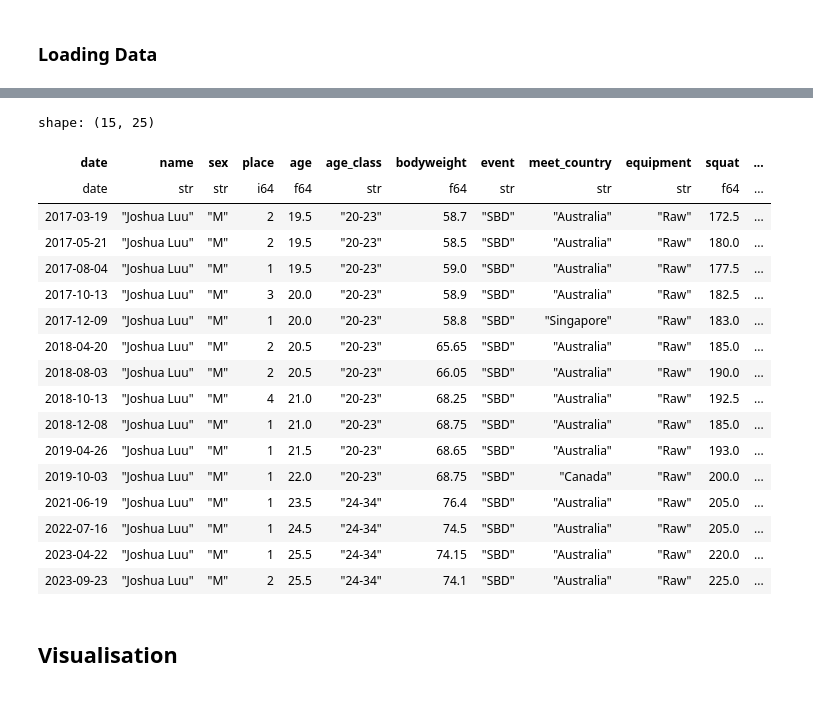
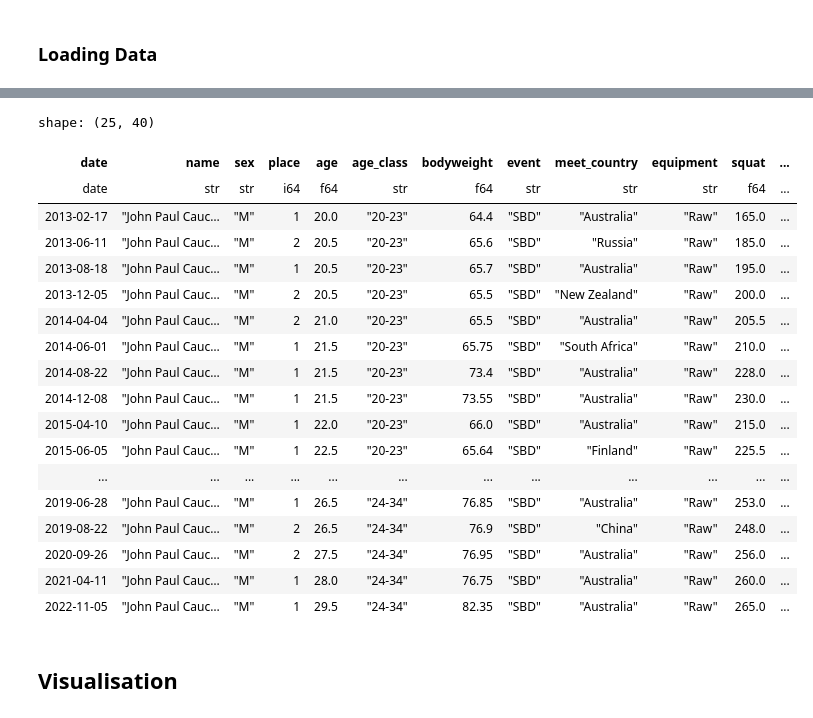
Before and after one commit to namtonthat/powerlifting-ml-progress, a Jupyter notebook: notebooks/etl-polars.ipynb, the cells around one changed output, grey strips where cells are left out. Saved outputs shown, nothing was run; the diff lists cells and outputs as text; code cells hidden in the pictures.

Commit message:
Update to polars and add `tenure` column

```diff
--- a/notebooks/etl-polars.ipynb
+++ b/notebooks/etl-polars.ipynb
@@ -157,26 +18,27 @@ shape: (15, 24)
-# %%
-cleansed_df.filter(pl.col("name") == "Joshua Luu").with_columns((pl.col("date") - pl.col("date").shift(-1)).over("primary_key").alias("time_since_last_comp")).with_columns(
-    pl.col("time_since_last_comp").dt.days()
-)
-# %% [output]
-shape: (15, 25)
-| date | name | sex | place | age | age_class | bodyweight | event | meet_country | equipment | squat | ... |
-| date | str | str | i64 | f64 | str | f64 | str | str | str | f64 | ... |
-| 2017-03-19 | "Joshua Luu" | "M" | 2 | 19.5 | "20-23" | 58.7 | "SBD" | "Australia" | "Raw" | 172.5 | ... |
-| 2017-05-21 | "Joshua Luu" | "M" | 2 | 19.5 | "20-23" | 58.5 | "SBD" | "Australia" | "Raw" | 180.0 | ... |
-| 2017-08-04 | "Joshua Luu" | "M" | 1 | 19.5 | "20-23" | 59.0 | "SBD" | "Australia" | "Raw" | 177.5 | ... |
-| 2017-10-13 | "Joshua Luu" | "M" | 3 | 20.0 | "20-23" | 58.9 | "SBD" | "Australia" | "Raw" | 182.5 | ... |
-| 2017-12-09 | "Joshua Luu" | "M" | 1 | 20.0 | "20-23" | 58.8 | "SBD" | "Singapore" | "Raw" | 183.0 | ... |
-| 2018-04-20 | "Joshua Luu" | "M" | 2 | 20.5 | "20-23" | 65.65 | "SBD" | "Australia" | "Raw" | 185.0 | ... |
-| 2018-08-03 | "Joshua Luu" | "M" | 2 | 20.5 | "20-23" | 66.05 | "SBD" | "Australia" | "Raw" | 190.0 | ... |
-| 2018-10-13 | "Joshua Luu" | "M" | 4 | 21.0 | "20-23" | 68.25 | "SBD" | "Australia" | "Raw" | 192.5 | ... |
-| 2018-12-08 | "Joshua Luu" | "M" | 1 | 21.0 | "20-23" | 68.75 | "SBD" | "Australia" | "Raw" | 185.0 | ... |
-| 2019-04-26 | "Joshua Luu" | "M" | 1 | 21.5 | "20-23" | 68.65 | "SBD" | "Australia" | "Raw" | 193.0 | ... |
-| 2019-10-03 | "Joshua Luu" | "M" | 1 | 22.0 | "20-23" | 68.75 | "SBD" | "Canada" | "Raw" | 200.0 | ... |
-| 2021-06-19 | "Joshua Luu" | "M" | 1 | 23.5 | "24-34" | 76.4 | "SBD" | "Australia" | "Raw" | 205.0 | ... |
-| 2022-07-16 | "Joshua Luu" | "M" | 1 | 24.5 | "24-34" | 74.5 | "SBD" | "Australia" | "Raw" | 205.0 | ... |
-| 2023-04-22 | "Joshua Luu" | "M" | 1 | 25.5 | "24-34" | 74.15 | "SBD" | "Australia" | "Raw" | 220.0 | ... |
-| 2023-09-23 | "Joshua Luu" | "M" | 2 | 25.5 | "24-34" | 74.1 | "SBD" | "Australia" | "Raw" | 225.0 | ... |
+# %%
+base_df = pl.read_parquet(f"../{conf.base_local_file_path}")
+# %%
+base_df.filter(pl.col("name") == "John Paul Cauchi")
+# %% [output]
+shape: (25, 40)
+| date | name | sex | place | age | age_class | bodyweight | event | meet_country | equipment | squat | ... |
+| date | str | str | i64 | f64 | str | f64 | str | str | str | f64 | ... |
+| 2013-02-17 | "John Paul Cauc… | "M" | 1 | 20.0 | "20-23" | 64.4 | "SBD" | "Australia" | "Raw" | 165.0 | ... |
+| 2013-06-11 | "John Paul Cauc… | "M" | 2 | 20.5 | "20-23" | 65.6 | "SBD" | "Russia" | "Raw" | 185.0 | ... |
+| 2013-08-18 | "John Paul Cauc… | "M" | 1 | 20.5 | "20-23" | 65.7 | "SBD" | "Australia" | "Raw" | 195.0 | ... |
+| 2013-12-05 | "John Paul Cauc… | "M" | 2 | 20.5 | "20-23" | 65.5 | "SBD" | "New Zealand" | "Raw" | 200.0 | ... |
+| 2014-04-04 | "John Paul Cauc… | "M" | 2 | 21.0 | "20-23" | 65.5 | "SBD" | "Australia" | "Raw" | 205.5 | ... |
+| 2014-06-01 | "John Paul Cauc… | "M" | 1 | 21.5 | "20-23" | 65.75 | "SBD" | "South Africa" | "Raw" | 210.0 | ... |
+| 2014-08-22 | "John Paul Cauc… | "M" | 1 | 21.5 | "20-23" | 73.4 | "SBD" | "Australia" | "Raw" | 228.0 | ... |
+| 2014-12-08 | "John Paul Cauc… | "M" | 1 | 21.5 | "20-23" | 73.55 | "SBD" | "Australia" | "Raw" | 230.0 | ... |
+| 2015-04-10 | "John Paul Cauc… | "M" | 1 | 22.0 | "20-23" | 66.0 | "SBD" | "Australia" | "Raw" | 215.0 | ... |
+| 2015-06-05 | "John Paul Cauc… | "M" | 1 | 22.5 | "20-23" | 65.64 | "SBD" | "Finland" | "Raw" | 225.5 | ... |
+| ... | ... | ... | ... | ... | ... | ... | ... | ... | ... | ... | ... |
+| 2019-06-28 | "John Paul Cauc… | "M" | 1 | 26.5 | "24-34" | 76.85 | "SBD" | "Australia" | "Raw" | 253.0 | ... |
+| 2019-08-22 | "John Paul Cauc… | "M" | 2 | 26.5 | "24-34" | 76.9 | "SBD" | "China" | "Raw" | 248.0 | ... |
+| 2020-09-26 | "John Paul Cauc… | "M" | 2 | 27.5 | "24-34" | 76.95 | "SBD" | "Australia" | "Raw" | 256.0 | ... |
+| 2021-04-11 | "John Paul Cauc… | "M" | 1 | 28.0 | "24-34" | 76.75 | "SBD" | "Australia" | "Raw" | 260.0 | ... |
+| 2022-11-05 | "John Paul Cauc… | "M" | 1 | 29.5 | "24-34" | 82.35 | "SBD" | "Australia" | "Raw" | 265.0 | ... |
 # %% [markdown]
 ## Visualisation
 # %%
```
Also changed, not shown: parts of 6 cells of this notebook, 5 other files.
